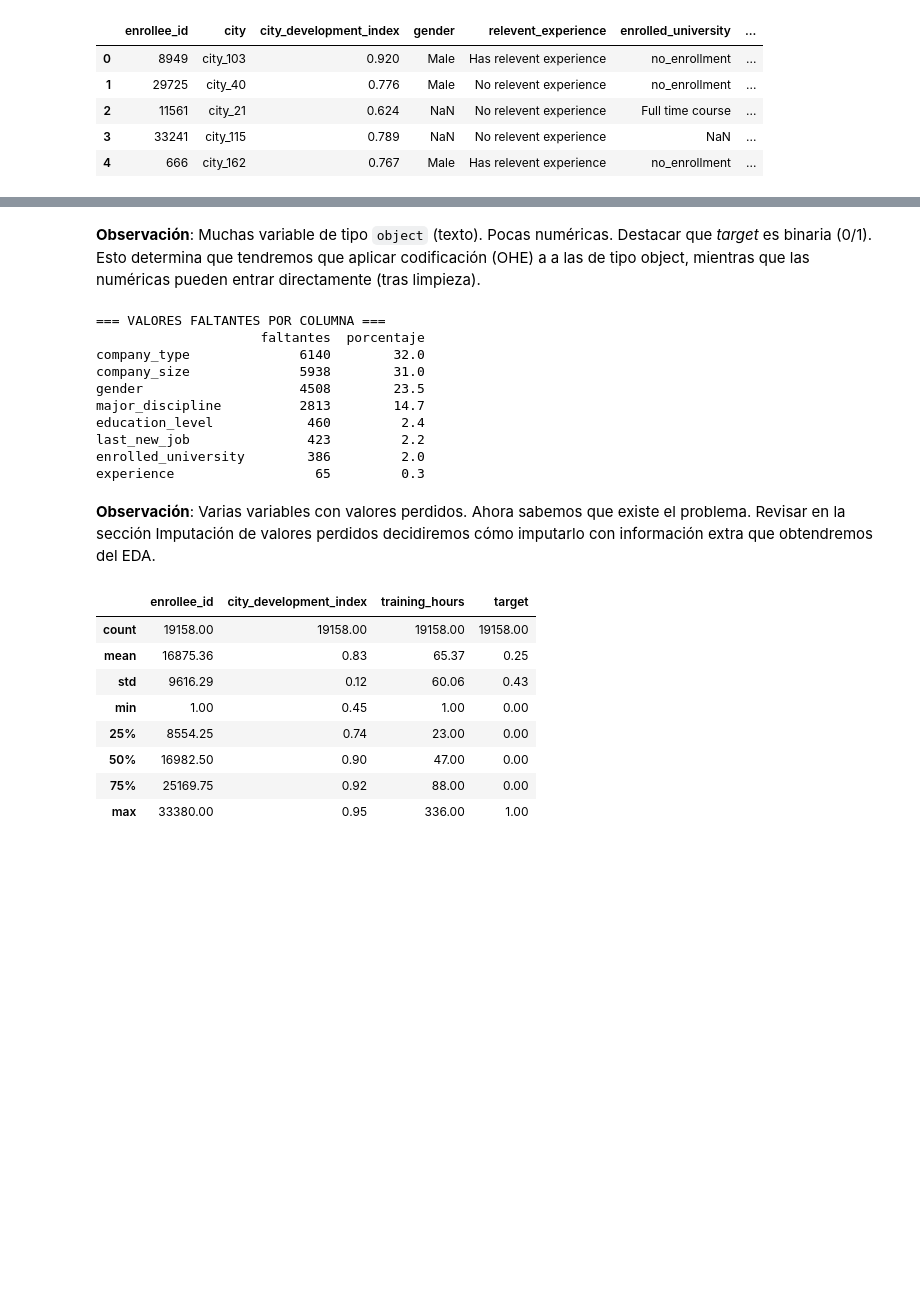
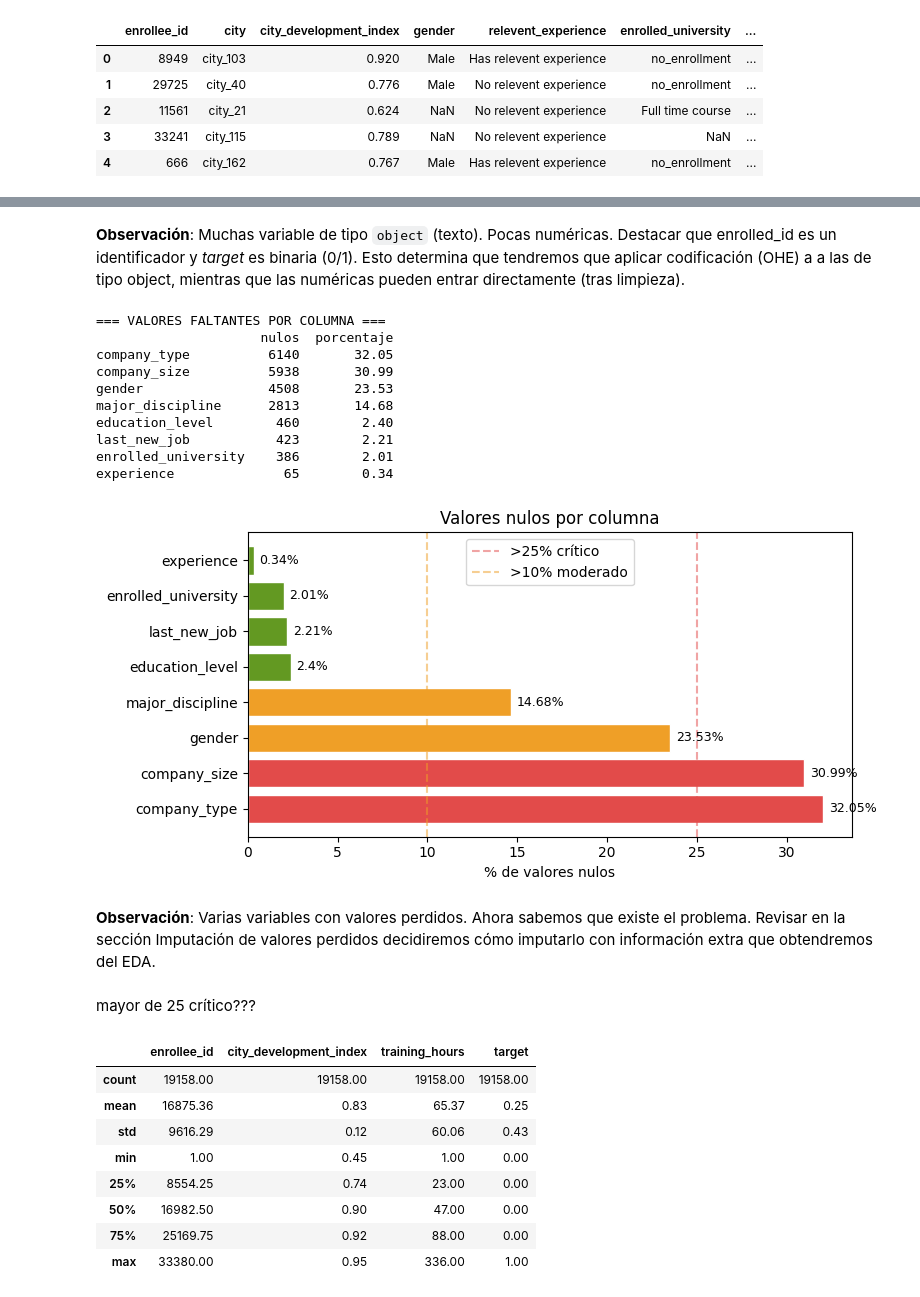
Before and after one commit to alejobgr99/lab-data-science-uniovi, a Jupyter notebook: actividad_final_micro.ipynb, the cells around one changed output, grey strips where cells are left out. Cells and saved outputs as stored; diff of their text form; code cells hidden in the pictures; blank space fills up the shorter version.

```diff
--- a/actividad_final_micro.ipynb
+++ b/actividad_final_micro.ipynb
@@ -59,33 +81,51 @@ Columnas: ['enrollee_id', 'city', 'city_development_index', 'gender', 'relevent_
 # %% [markdown]
-**Observación**: Muchas variable de tipo `object` (texto). Pocas numéricas. Destacar que *target* es binaria (0/1). Esto determina que tendremos que aplicar codificación (OHE) a a las de tipo object, mientras que las numéricas pueden entrar directamente (tras limpieza).
+**Observación**: Muchas variable de tipo `object` (texto). Pocas numéricas. Destacar que enrolled_id es un identificador y *target* es binaria (0/1). Esto determina que tendremos que aplicar codificación (OHE) a a las de tipo object, mientras que las numéricas pueden entrar directamente (tras limpieza).
 # %%
 # ─── Diagnóstico de valores faltantes ─────────────────────────────────────────
 # Contamos cuántos NaN tiene cada columna y calculamos su porcentaje.
 # Ordenamos de mayor a menor para ver rápidamente cuáles son las más afectadas.
 # Variables con >50% de faltantes requieren decisiones cuidadosas:
 # ¿imputar, eliminar la columna, o crear un indicador de missingness?
 
 missing = pd.DataFrame({
-    'faltantes': data.isnull().sum(),
-    'porcentaje': (data.isnull().sum()/data.shape[0] * 100).round(1)
-}).sort_values('porcentaje', ascending=False)
+    'nulos': data.isnull().sum(),
+    'porcentaje': (data.isnull().sum() / len(data) * 100).round(2)
+}).query('nulos > 0').sort_values('porcentaje', ascending=False)
 
 print('=== VALORES FALTANTES POR COLUMNA ===')
-print(missing[missing['faltantes'] > 0].to_string())
+print(missing[missing['nulos'] > 0].to_string())
+
+fig, ax = plt.subplots(figsize=(8, 4))
+colors = ['#E24B4A' if p > 25 else '#EF9F27' if p > 10 else '#639922'
+          for p in missing['porcentaje']]
+bars = ax.barh(missing.index, missing['porcentaje'], color=colors, edgecolor='white')
+ax.set_xlabel('% de valores nulos')
+ax.set_title('Valores nulos por columna')
+ax.axvline(x=25, color='#E24B4A', linestyle='--', alpha=0.5, label='>25% crítico')
+ax.axvline(x=10, color='#EF9F27', linestyle='--', alpha=0.5, label='>10% moderado')
+for bar, pct in zip(bars, missing['porcentaje']):
+    ax.text(bar.get_width() + 0.3, bar.get_y() + bar.get_height()/2,
+            f'{pct}%', va='center', fontsize=9)
+ax.legend()
+plt.tight_layout()
+plt.show()
 # %% [output]
 === VALORES FALTANTES POR COLUMNA ===
-                     faltantes  porcentaje
-company_type              6140        32.0
-company_size              5938        31.0
-gender                    4508        23.5
-major_discipline          2813        14.7
-education_level            460         2.4
-last_new_job               423         2.2
-enrolled_university        386         2.0
-experience                  65         0.3
+                     nulos  porcentaje
+company_type          6140       32.05
+company_size          5938       30.99
+gender                4508       23.53
+major_discipline      2813       14.68
+education_level        460        2.40
+last_new_job           423        2.21
+enrolled_university    386        2.01
+experience              65        0.34
+[figure, added]
 # %% [markdown]
 **Observación**: Varias variables con valores perdidos. Ahora sabemos que existe el problema.
 Revisar en la sección Imputación de valores perdidos decidiremos cómo imputarlo con información extra que obtendremos del EDA.
+# %% [markdown]
+mayor de 25 crítico???
 # %%
 data.describe().round(2)
 # %% [output]
```
Also changed, not shown: parts of 81 cells of this notebook.
